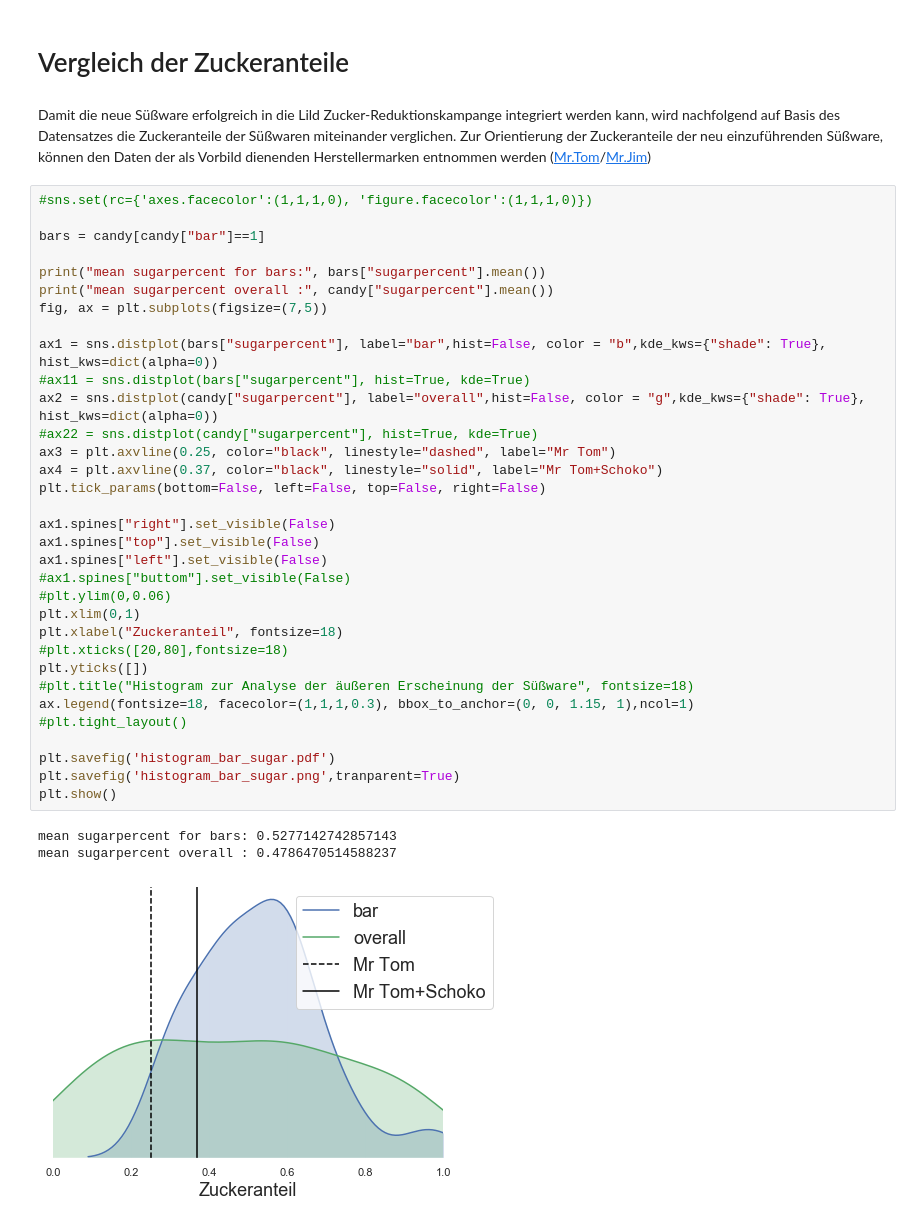
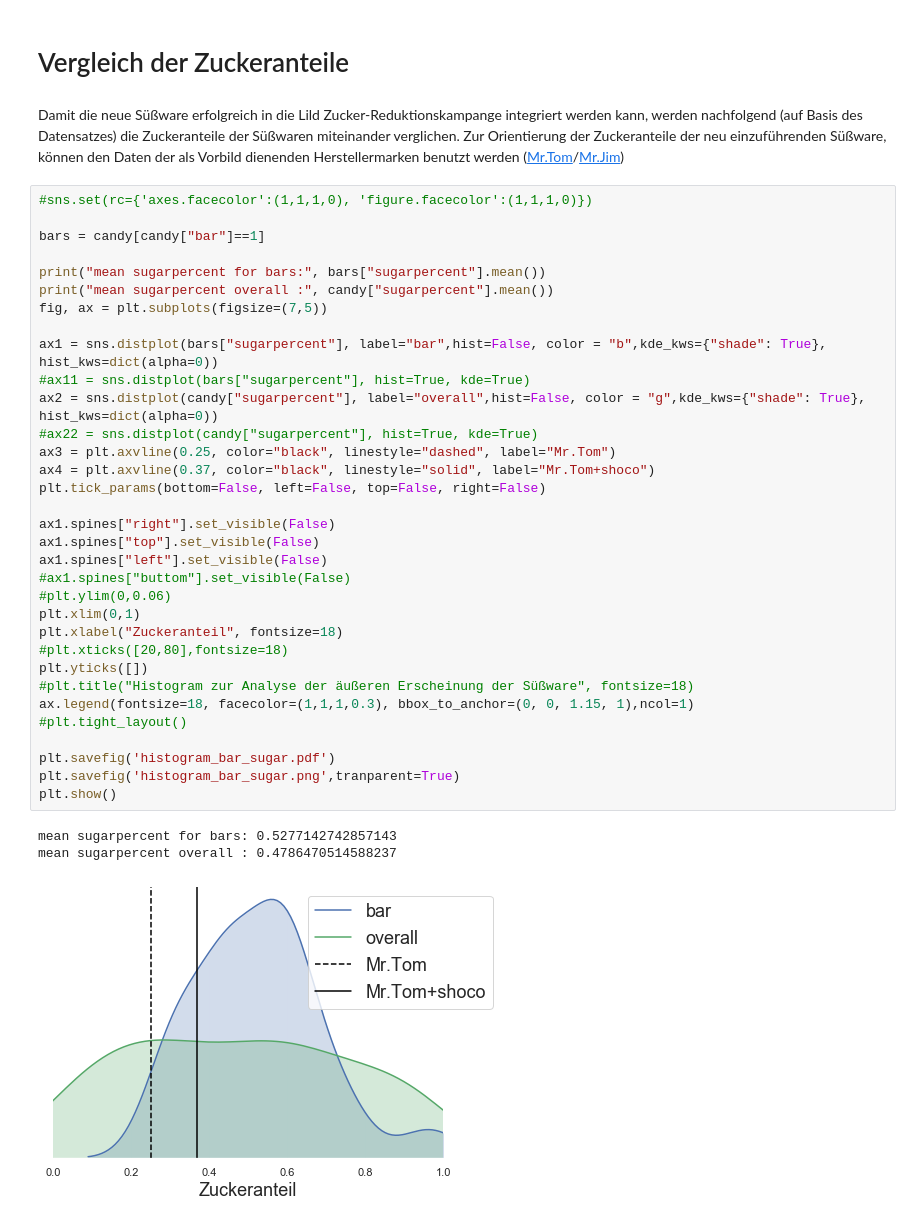
Before and after one commit to rean6690/Case-Study, a Jupyter notebook: case_study_final.ipynb, the cells around one changed output. Drawn from its saved outputs; the diff is of its cells as text.

```diff
--- a/case_study_final.ipynb
+++ b/case_study_final.ipynb
@@ -340,7 +337,7 @@ Zusätzlich dazu wäre eine Erdnussriegelvariante mit Schokoladenüberzeug vielv
 # %% [markdown]
 # Vergleich der Zuckeranteile
 # %% [markdown]
-Damit die neue Süßware erfolgreich in die Lild Zucker-Reduktionskampange integriert werden kann, wird nachfolgend auf Basis des Datensatzes die Zuckeranteile der Süßwaren miteinander verglichen. Zur Orientierung der Zuckeranteile der neu einzuführenden Süßware, können den Daten der als Vorbild dienenden Herstellermarken entnommen werden ([Mr.Tom](https://www.hosta-group.com/produkt/mrtom/)/[Mr.Jim](https://www.hosta-group.com/produkt/mrjim/))
+Damit die neue Süßware erfolgreich in die Lild Zucker-Reduktionskampange integriert werden kann, werden nachfolgend (auf Basis des Datensatzes) die Zuckeranteile der Süßwaren miteinander verglichen. Zur Orientierung der Zuckeranteile der neu einzuführenden Süßware, können den Daten der als Vorbild dienenden Herstellermarken benutzt werden ([Mr.Tom](https://www.hosta-group.com/produkt/mrtom/)/[Mr.Jim](https://www.hosta-group.com/produkt/mrjim/))
 # %%
 #sns.set(rc={'axes.facecolor':(1,1,1,0), 'figure.facecolor':(1,1,1,0)})
 
@@ -348,33 +345,33 @@ bars = candy[candy["bar"]==1]
 
 print("mean sugarpercent for bars:", bars["sugarpercent"].mean())
 print("mean sugarpercent overall :", candy["sugarpercent"].mean())
 fig, ax = plt.subplots(figsize=(7,5))
 
 ax1 = sns.distplot(bars["sugarpercent"], label="bar",hist=False, color = "b",kde_kws={"shade": True}, hist_kws=dict(alpha=0))
 #ax11 = sns.distplot(bars["sugarpercent"], hist=True, kde=True)
 ax2 = sns.distplot(candy["sugarpercent"], label="overall",hist=False, color = "g",kde_kws={"shade": True}, hist_kws=dict(alpha=0))
 #ax22 = sns.distplot(candy["sugarpercent"], hist=True, kde=True)
-ax3 = plt.axvline(0.25, color="black", linestyle="dashed", label="Mr Tom")
-ax4 = plt.axvline(0.37, color="black", linestyle="solid", label="Mr Tom+Schoko")
+ax3 = plt.axvline(0.25, color="black", linestyle="dashed", label="Mr.Tom")
+ax4 = plt.axvline(0.37, color="black", linestyle="solid", label="Mr.Tom+shoco")
 plt.tick_params(bottom=False, left=False, top=False, right=False)
 
 ax1.spines["right"].set_visible(False)
 ax1.spines["top"].set_visible(False)
 ax1.spines["left"].set_visible(False)
 #ax1.spines["buttom"].set_visible(False)
 #plt.ylim(0,0.06)
 plt.xlim(0,1)
 plt.xlabel("Zuckeranteil", fontsize=18)
 #plt.xticks([20,80],fontsize=18)
 plt.yticks([])
 #plt.title("Histogram zur Analyse der äußeren Erscheinung der Süßware", fontsize=18)
 ax.legend(fontsize=18, facecolor=(1,1,1,0.3), bbox_to_anchor=(0, 0, 1.15, 1),ncol=1)
 #plt.tight_layout()
 
 plt.savefig('histogram_bar_sugar.pdf')
 plt.savefig('histogram_bar_sugar.png',tranparent=True)
 plt.show()
 # %% [output]
 mean sugarpercent for bars: 0.5277142742857143
 mean sugarpercent overall : 0.4786470514588237
-[figure, old version]
+[figure, new version]
```
Also changed, not shown: parts of 13 cells of this notebook.
